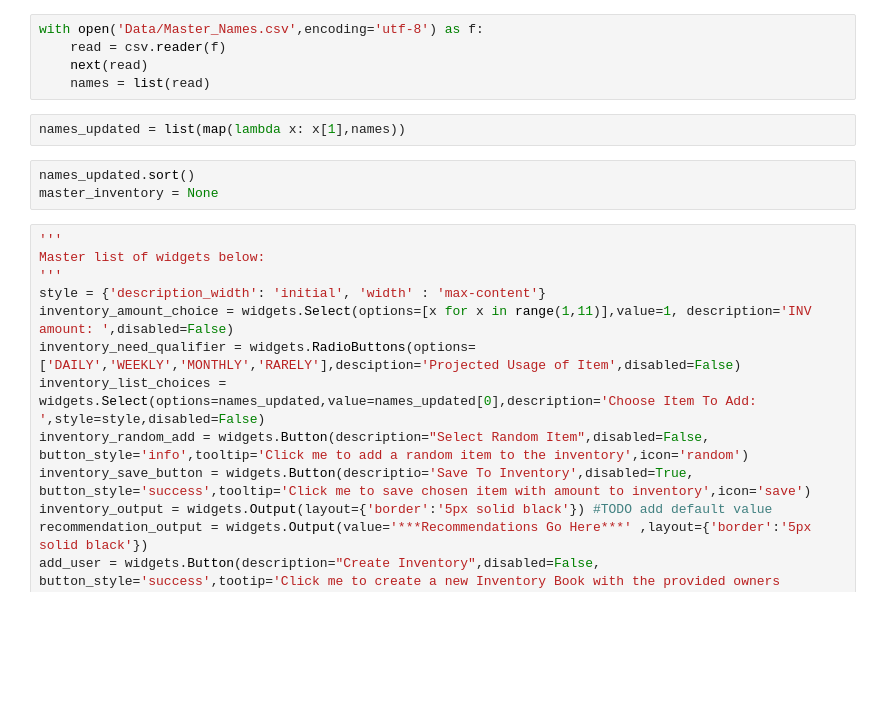
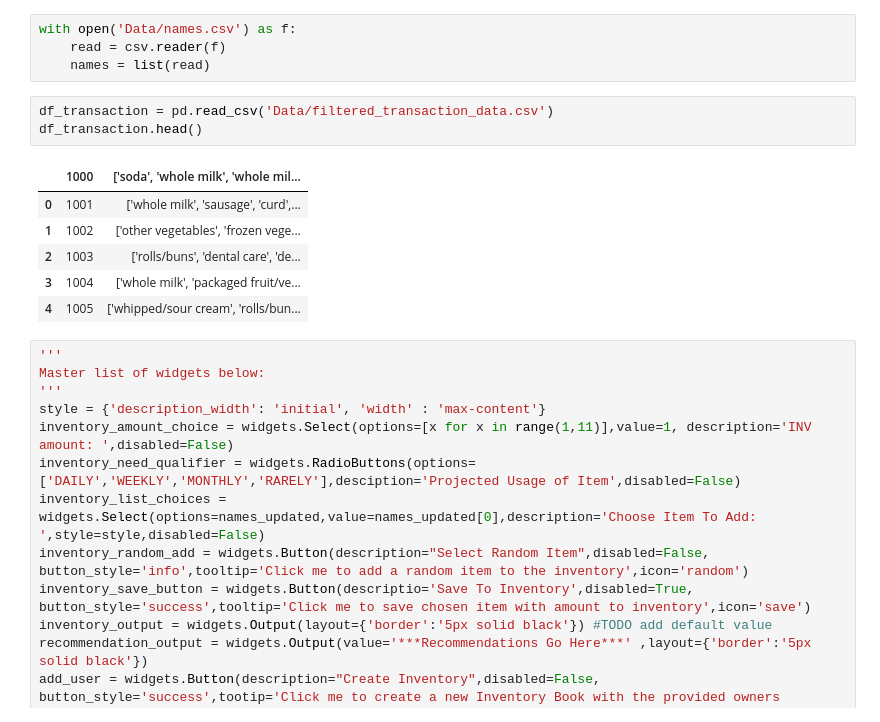
Before and after one commit to Catch22Software/CapStone, a Jupyter notebook: C964_Final_Product.ipynb, the cells around one changed output. Saved outputs shown, nothing was run; the diff lists cells and outputs as text; blank space fills up the shorter version.

```diff
--- a/C964_Final_Product.ipynb
+++ b/C964_Final_Product.ipynb
@@ -17,13 +74,17 @@ product_rules = pd.read_csv('Data/Master_Rules.csv')
 # %%
-with open('Data/Master_Names.csv',encoding='utf-8') as f:
+with open('Data/names.csv') as f:
     read = csv.reader(f)
-    next(read)
     names = list(read)
-# %%
-names_updated = list(map(lambda x: x[1],names))
-# %%
-names_updated.sort()
-master_inventory = None
+# %%
+df_transaction = pd.read_csv('Data/filtered_transaction_data.csv')
+df_transaction.head()
+# %% [output]
+|  | 1000 | ['soda', 'whole milk', 'whole mil... |
+| 0 | 1001 | ['whole milk', 'sausage', 'curd',... |
+| 1 | 1002 | ['other vegetables', 'frozen vege... |
+| 2 | 1003 | ['rolls/buns', 'dental care', 'de... |
+| 3 | 1004 | ['whole milk', 'packaged fruit/ve... |
+| 4 | 1005 | ['whipped/sour cream', 'rolls/bun... |
 # %%
 '''
 Master list of widgets below:
```
Also changed, not shown: parts of 15 cells of this notebook, 3 other files.
